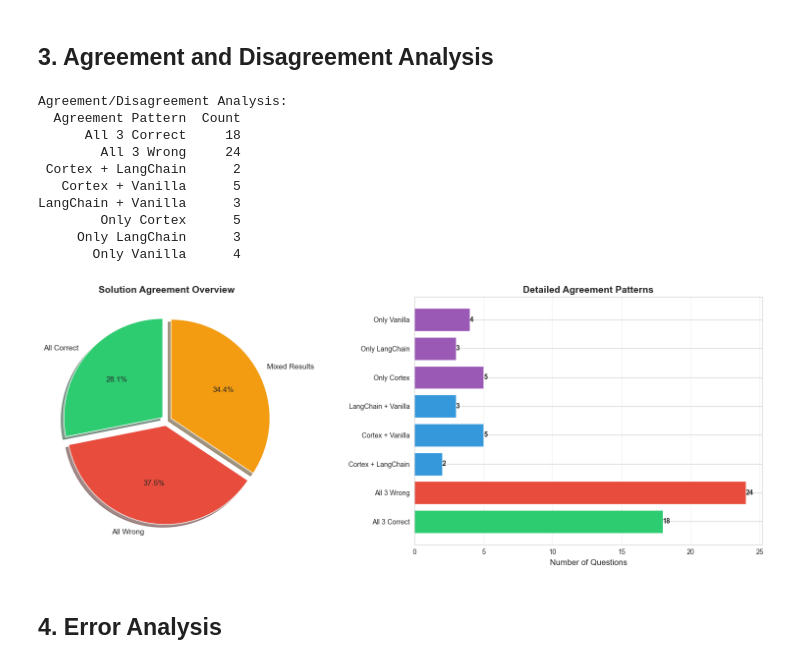
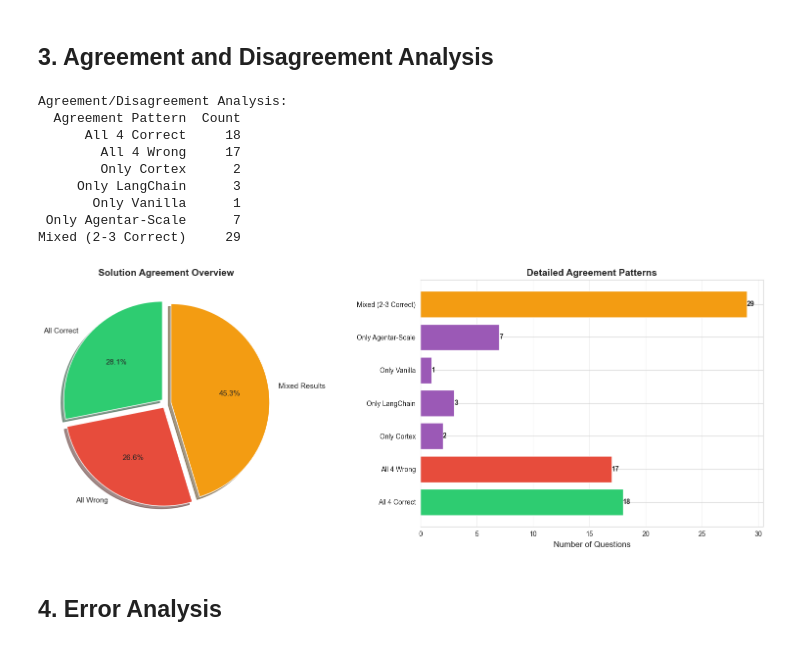
Before and after one commit to gavinHuang/eval_playground, a Jupyter notebook: bird-sql/analysis.ipynb, the cells around one changed output. Saved outputs shown, nothing was run; the diff lists cells and outputs as text; code cells hidden in the pictures.

```diff
--- a/bird-sql/analysis.ipynb
+++ b/bird-sql/analysis.ipynb
@@ -111,7 +133,8 @@ Columns in dataset: ['question_id', 'question', 'evidence', 'difficulty', 'expec
 solutions = {
     'Cortex Analyst': 'Cortex_Analyst',
     'LangChain Agent': 'LangChain_Agent',
-    'Vanilla Text2SQL': 'Vanilla_Text2SQL'
+    'Vanilla Text2SQL': 'Vanilla_Text2SQL',
+    'Agentar-Scale-SQL': 'Agentar_Scale_SQL'
 }
 
 results_summary = []
@@ -183,13 +207,13 @@ print("\nAccuracy by Difficulty Level (%):")
 print(pivot_df.to_string())
 
 # Visualize
-fig, ax = plt.subplots(figsize=(12, 6))
+fig, ax = plt.subplots(figsize=(14, 6))
 x = np.arange(len(pivot_df.index))
-width = 0.25
+width = 0.2
 
-colors = ['#1f77b4', '#ff7f0e', '#2ca02c']
+colors = ['#1f77b4', '#ff7f0e', '#2ca02c', '#d62728']
 for i, (col, color) in enumerate(zip(pivot_df.columns, colors)):
-    offset = width * (i - 1)
+    offset = width * (i - 1.5)
     bars = ax.bar(x + offset, pivot_df[col], width, label=col, color=color)
 
     # Add value labels
@@ -197,13 +221,13 @@ for i, (col, color) in enumerate(zip(pivot_df.columns, colors)):
         height = bar.get_height()
         ax.text(bar.get_x() + bar.get_width()/2., height,
                 f'{height:.1f}%',
-                ha='center', va='bottom', fontsize=9)
+                ha='center', va='bottom', fontsize=8)
 
 ax.set_ylabel('Accuracy (%)', fontsize=12)
 ax.set_title('Accuracy Comparison by Difficulty Level', fontsize=14, fontweight='bold')
 ax.set_xticks(x)
 ax.set_xticklabels(pivot_df.index)
-ax.legend(fontsize=10)
+ax.legend(fontsize=10, loc='upper right')
 ax.set_ylim([0, 100])
 ax.grid(axis='y', alpha=0.3)
 
@@ -224,31 +248,39 @@ Simple            51.162791        44.186047         51.162791
 df['cortex_correct'] = df['Cortex_Analyst_match'].str.upper() == 'YES'
 df['langchain_correct'] = df['LangChain_Agent_match'].str.upper() == 'YES'
 df['vanilla_correct'] = df['Vanilla_Text2SQL_match'].str.upper() == 'YES'
+df['agentar_correct'] = df['Agentar_Scale_SQL_match'].str.upper() == 'YES'
 
 # All agree
-all_correct = (df['cortex_correct'] & df['langchain_correct'] & df['vanilla_correct']).sum()
-all_wrong = (~df['cortex_correct'] & ~df['langchain_correct'] & ~df['vanilla_correct']).sum()
+all_correct = (df['cortex_correct'] & df['langchain_correct'] & df['vanilla_correct'] & df['agentar_correct']).sum()
+all_wrong = (~df['cortex_correct'] & ~df['langchain_correct'] & ~df['vanilla_correct'] & ~df['agentar_correct']).sum()
 
 # Unique wins (only one solution got it right)
-cortex_only = (df['cortex_correct'] & ~df['langchain_correct'] & ~df['vanilla_correct']).sum()
-langchain_only = (~df['cortex_correct'] & df['langchain_correct'] & ~df['vanilla_correct']).sum()
-vanilla_only = (~df['cortex_correct'] & ~df['langchain_correct'] & df['vanilla_correct']).sum()
+cortex_only = (df['cortex_correct'] & ~df['langchain_correct'] & ~df['vanilla_correct'] & ~df['agentar_correct']).sum()
+langchain_only = (~df['cortex_correct'] & df['langchain_correct'] & ~df['vanilla_correct'] & ~df['agentar_correct']).sum()
+vanilla_only = (~df['cortex_correct'] & ~df['langchain_correct'] & df['vanilla_correct'] & ~df['agentar_correct']).sum()
+agentar_only = (~df['cortex_correct'] & ~df['langchain_correct'] & ~df['vanilla_correct'] & df['agentar_correct']).sum()
 
-# Two solutions agree
-cortex_langchain = (df['cortex_correct'] & df['langchain_correct'] & ~df['vanilla_correct']).sum()
-cortex_vanilla = (df['cortex_correct'] & ~df['langchain_correct'] & df['vanilla_correct']).sum()
-langchain_vanilla = (~df['cortex_correct'] & df['langchain_correct'] & df['vanilla_correct']).sum()
+# Count mixed results
+mixed_results = len(df) - all_correct - all_wrong
 
 agreement_data = {
     'Agreement Pattern': [
-        'All 3 Correct', 'All 3 Wrong',
-        'Cortex + LangChain', 'Cortex + Vanilla', 'LangChain + Vanilla',
-        'Only Cortex', 'Only LangChain', 'Only Vanilla'
+        'All 4 Correct',
+        'All 4 Wrong',
+        'Only Cortex',
+        'Only LangChain',
+        'Only Vanilla',
+        'Only Agentar-Scale',
+        'Mixed (2-3 Correct)'
     ],
     'Count': [
-        all_correct, all_wrong,
-        cortex_langchain, cortex_vanilla, langchain_vanilla,
-        cortex_only, langchain_only, vanilla_only
+        all_correct,
+        all_wrong,
+        cortex_only,
+        langchain_only,
+        vanilla_only,
+        agentar_only,
+        mixed_results
     ]
 }
 
@@ -260,43 +292,42 @@ print(agreement_df.to_string(index=False))
 fig, (ax1, ax2) = plt.subplots(1, 2, figsize=(16, 6))
 
 # Pie chart for overall agreement
 labels_pie = ['All Correct', 'All Wrong', 'Mixed Results']
-sizes_pie = [all_correct, all_wrong, 64 - all_correct - all_wrong]
+sizes_pie = [all_correct, all_wrong, mixed_results]
 colors_pie = ['#2ecc71', '#e74c3c', '#f39c12']
 explode_pie = (0.05, 0.05, 0.05)
 
 ax1.pie(sizes_pie, explode=explode_pie, labels=labels_pie, colors=colors_pie,
         autopct='%1.1f%%', shadow=True, startangle=90, textprops={'fontsize': 11})
 ax1.set_title('Solution Agreement Overview', fontsize=14, fontweight='bold')
 
 # Bar chart for detailed breakdown
-colors_bar = ['#2ecc71', '#e74c3c', '#3498db', '#3498db', '#3498db', '#9b59b6', '#9b59b6', '#9b59b6']
+colors_bar = ['#2ecc71', '#e74c3c', '#9b59b6', '#9b59b6', '#9b59b6', '#9b59b6', '#f39c12']
 bars = ax2.barh(agreement_df['Agreement Pattern'], agreement_df['Count'], color=colors_bar)
 ax2.set_xlabel('Number of Questions', fontsize=12)
 ax2.set_title('Detailed Agreement Patterns', fontsize=14, fontweight='bold')
 ax2.grid(axis='x', alpha=0.3)
 
 # Add value labels
 for bar in bars:
     width = bar.get_width()
     ax2.text(width, bar.get_y() + bar.get_height()/2.,
              f'{int(width)}',
              ha='left', va='center', fontsize=10, fontweight='bold')
 
 plt.tight_layout()
 plt.show()
 # %% [output]
 Agreement/Disagreement Analysis:
   Agreement Pattern  Count
-      All 3 Correct     18
-        All 3 Wrong     24
- Cortex + LangChain      2
-   Cortex + Vanilla      5
-LangChain + Vanilla      3
-        Only Cortex      5
+      All 4 Correct     18
+        All 4 Wrong     17
+        Only Cortex      2
      Only LangChain      3
-       Only Vanilla      4
+       Only Vanilla      1
+ Only Agentar-Scale      7
+Mixed (2-3 Correct)     29
-[figure, old version]
+[figure, new version]
 # %% [markdown]
 ## 4. Error Analysis
 # %%
```
Also changed, not shown: parts of 8 cells of this notebook, 16 other files.
